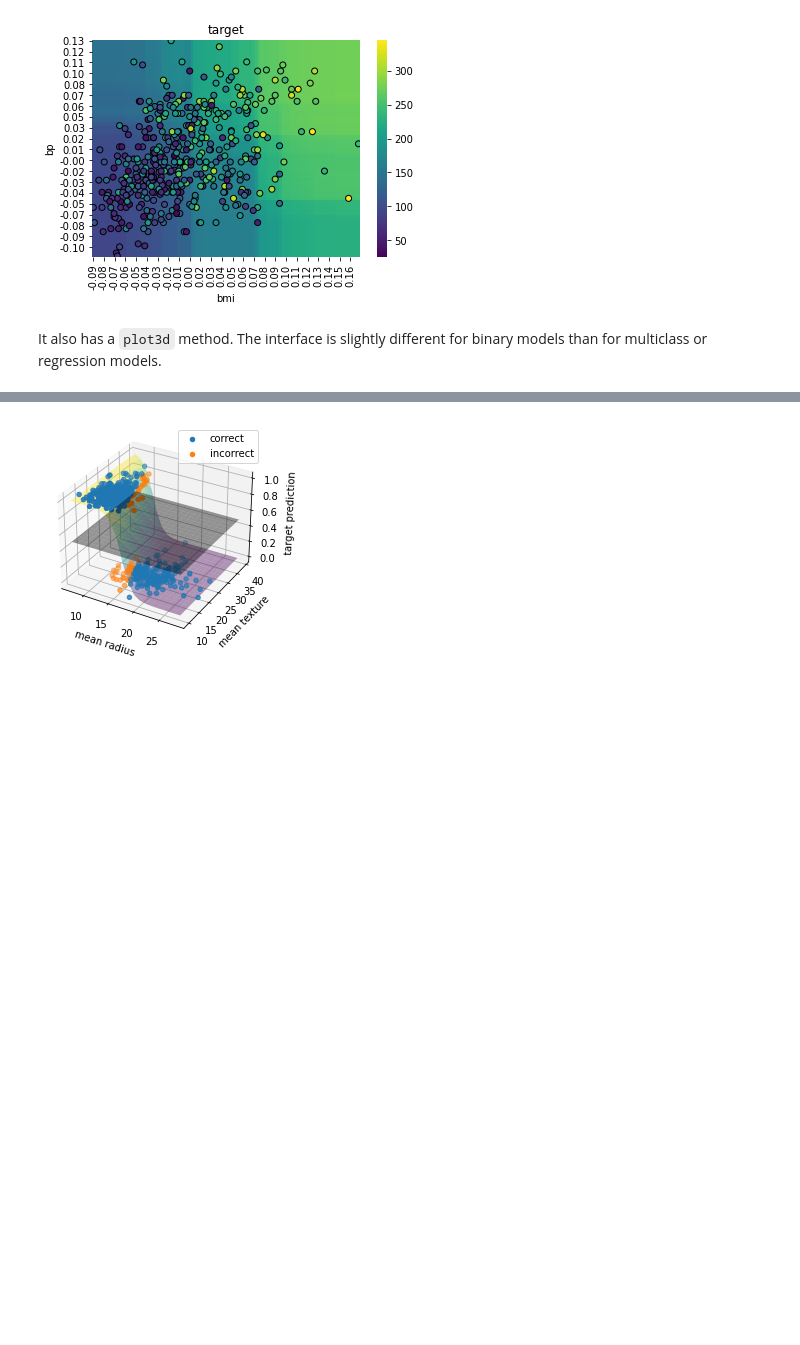
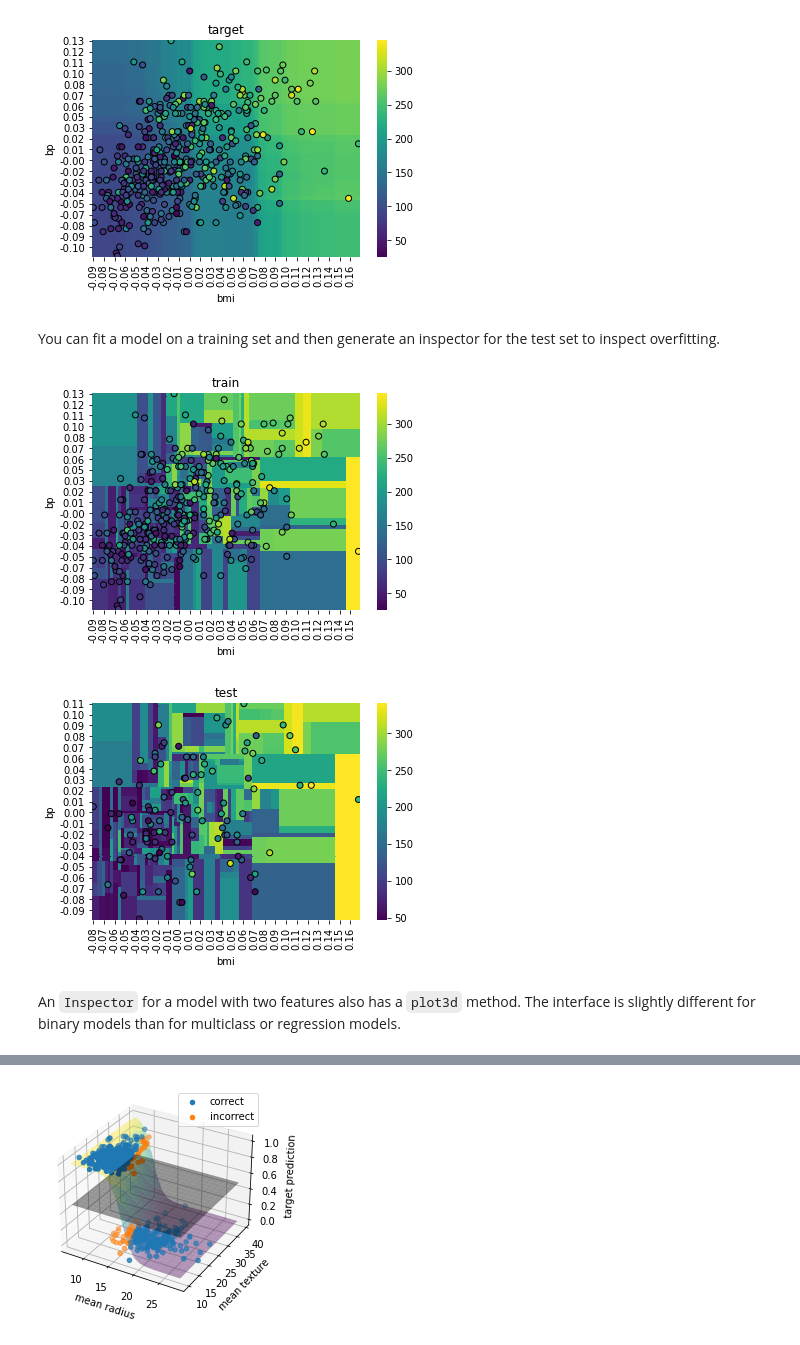
Before and after one commit to gsganden/model_inspector, a Jupyter notebook: 00_inspect.ipynb, the cells around one changed output, grey strips where cells are left out. Drawn from its saved outputs; the diff is of its cells as text; code cells hidden in the pictures; blank space fills up the shorter version.

Commit message:
Add overfitting example

```diff
--- a/00_inspect.ipynb
+++ b/00_inspect.ipynb
@@ -1870,8 +1871,36 @@ inspector = get_inspector(
 ax = inspector.plot()
 # %% [output]
 [figure]
+# %% [markdown]
+You can fit a model on a training set and then generate an inspector for the test set to inspect overfitting.
+# %%
+X_diabetes_train, X_diabetes_test, y_diabetes_train, y_diabetes_test = train_test_split(
+    X_diabetes, y_diabetes, random_state=2
+)
+
+dtr = DecisionTreeRegressor().fit(
+    X_diabetes_train.loc[:, ["bmi", "bp"]], y_diabetes_train
+)
+inspector_train = get_inspector(
+    dtr,
+    X_diabetes_train.loc[:, ["bmi", "bp"]],
+    y_diabetes_train,
+)
+inspector_test = get_inspector(
+    dtr,
+    X_diabetes_test.loc[:, ["bmi", "bp"]],
+    y_diabetes_test,
+)
+
+ax = inspector_train.plot()
+ax.set(title="train")
+ax = inspector_test.plot()
+ax.set(title="test");
+# %% [output]
+[figure, added]
+[figure, added]
 # %% [markdown]
-It also has a `plot3d` method. The interface is slightly different for binary models than for multiclass or regression models.
+An `Inspector` for a model with two features also has a `plot3d` method. The interface is slightly different for binary models than for multiclass or regression models.
 # %%
 from model_inspector import inspect
 
```
Also changed, not shown: parts of 28 cells of this notebook, 1 other file.
